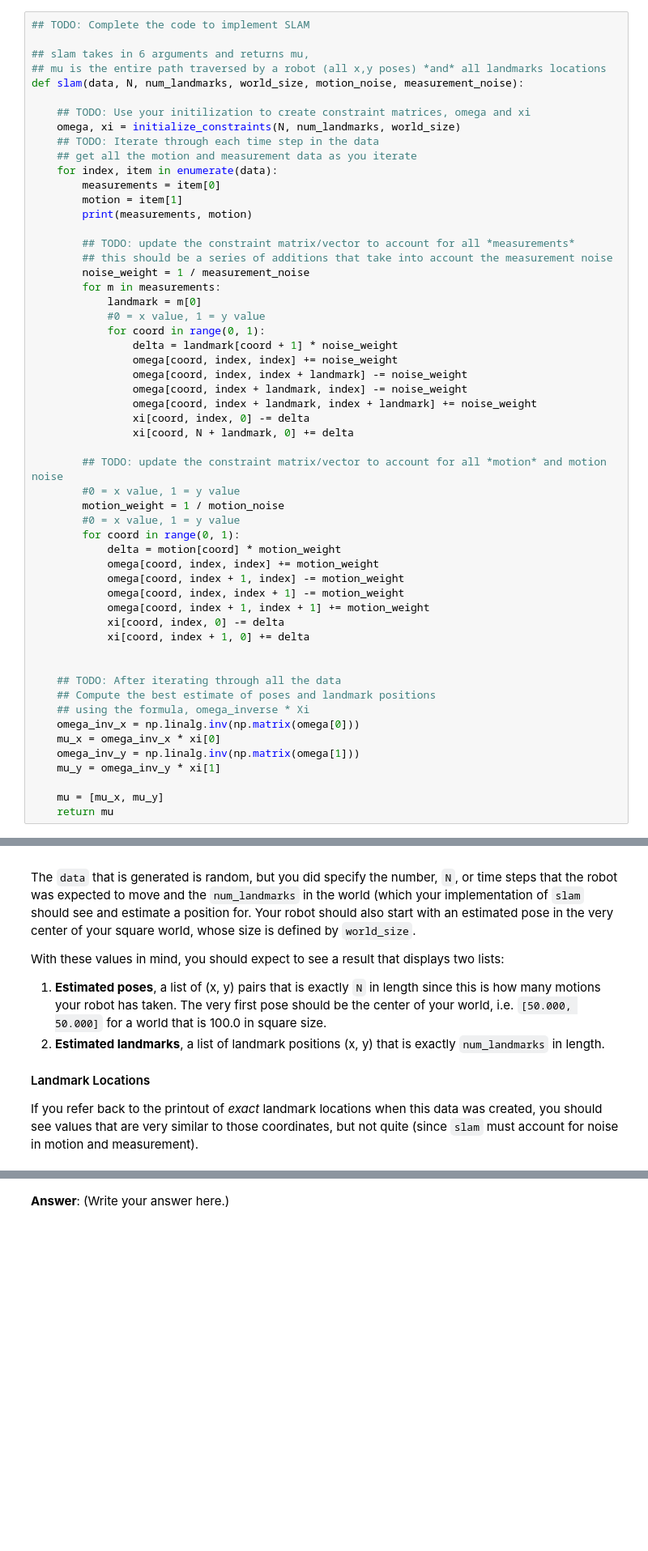
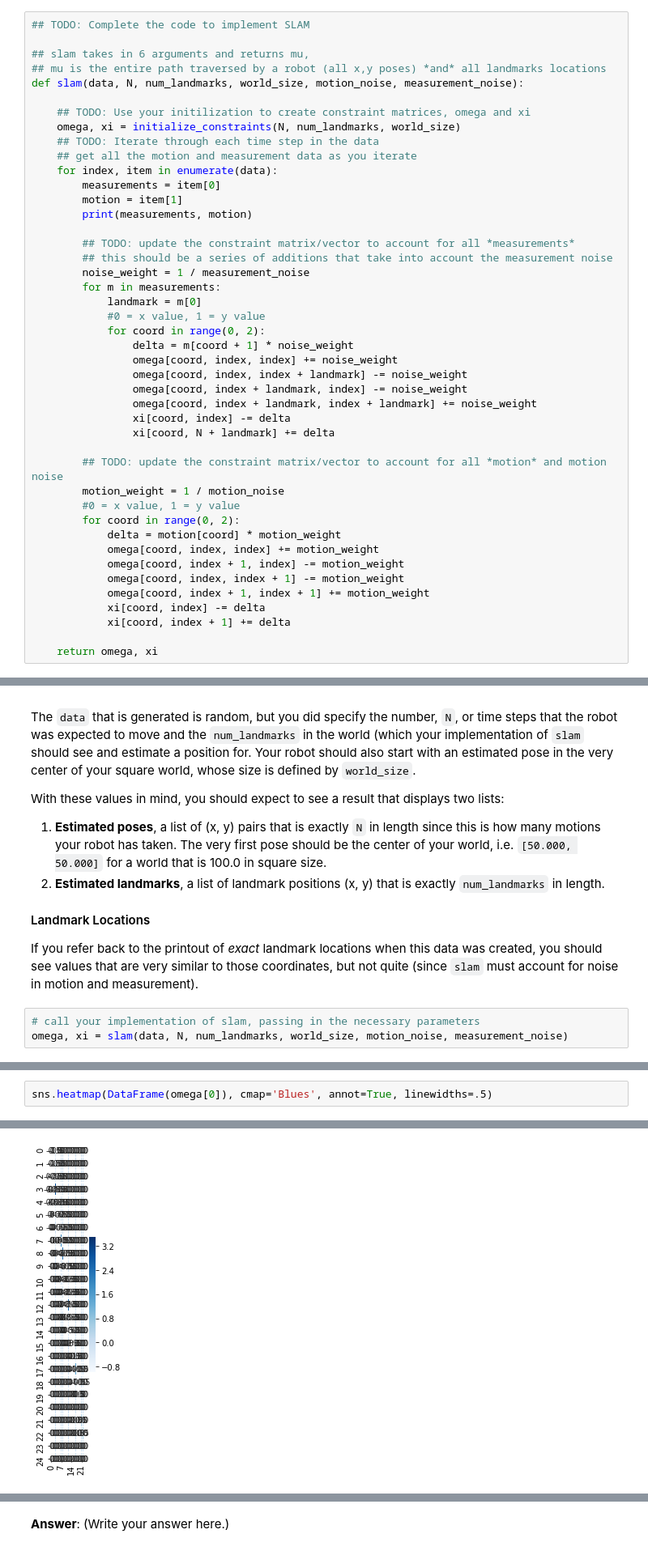
Before and after one commit to IvanBrasilico/P3_Implement_SLAM, a Jupyter notebook: 3. Landmark Detection and Tracking.ipynb, the cells around one changed output, grey strips where cells are left out. Shown: that part at 81% size. Cells and saved outputs as stored; diff of their text form; blank space fills up the shorter version.

Commit message:
Versão ainda com bug, com omega que gera erro no linalg

```diff
--- a/3. Landmark Detection and Tracking.ipynb
+++ b/3. Landmark Detection and Tracking.ipynb
@@ -279,36 +279,25 @@ def slam(data, N, num_landmarks, world_size, motion_noise, measurement_noise):
         for m in measurements:
             landmark = m[0]
             #0 = x value, 1 = y value
-            for coord in range(0, 1):
-                delta = landmark[coord + 1] * noise_weight
+            for coord in range(0, 2):
+                delta = m[coord + 1] * noise_weight
                 omega[coord, index, index] += noise_weight
                 omega[coord, index, index + landmark] -= noise_weight
                 omega[coord, index + landmark, index] -= noise_weight
                 omega[coord, index + landmark, index + landmark] += noise_weight
-                xi[coord, index, 0] -= delta
-                xi[coord, N + landmark, 0] += delta
+                xi[coord, index] -= delta
+                xi[coord, N + landmark] += delta
 
         ## TODO: update the constraint matrix/vector to account for all *motion* and motion noise
-        #0 = x value, 1 = y value
         motion_weight = 1 / motion_noise
         #0 = x value, 1 = y value
-        for coord in range(0, 1):
+        for coord in range(0, 2):
             delta = motion[coord] * motion_weight
             omega[coord, index, index] += motion_weight
             omega[coord, index + 1, index] -= motion_weight
             omega[coord, index, index + 1] -= motion_weight
             omega[coord, index + 1, index + 1] += motion_weight
-            xi[coord, index, 0] -= delta
-            xi[coord, index + 1, 0] += delta
+            xi[coord, index] -= delta
+            xi[coord, index + 1] += delta
 
-
-    ## TODO: After iterating through all the data
-    ## Compute the best estimate of poses and landmark positions
-    ## using the formula, omega_inverse * Xi
-    omega_inv_x = np.linalg.inv(np.matrix(omega[0]))
-    mu_x = omega_inv_x * xi[0]
-    omega_inv_y = np.linalg.inv(np.matrix(omega[1]))
-    mu_y = omega_inv_y * xi[1]
-
-    mu = [mu_x, mu_y]
-    return mu
+    return omega, xi
@@ -360,3 +361,6 @@ With these values in mind, you should expect to see a result that displays two l
 #### Landmark Locations
 
 If you refer back to the printout of *exact* landmark locations when this data was created, you should see values that are very similar to those coordinates, but not quite (since `slam` must account for noise in motion and measurement).
+# %%
+# call your implementation of slam, passing in the necessary parameters
+omega, xi = slam(data, N, num_landmarks, world_size, motion_noise, measurement_noise)
@@ -362,0 +427,3 @@ If you refer back to the printout of *exact* landmark locations when this data w
+# %%
+sns.heatmap(DataFrame(omega[0]), cmap='Blues', annot=True, linewidths=.5)
+# %% [output]
@@ -362,0 +431 @@ If you refer back to the printout of *exact* landmark locations when this data w
+[figure, added]
```
Also changed, not shown: parts of 18 cells of this notebook.
